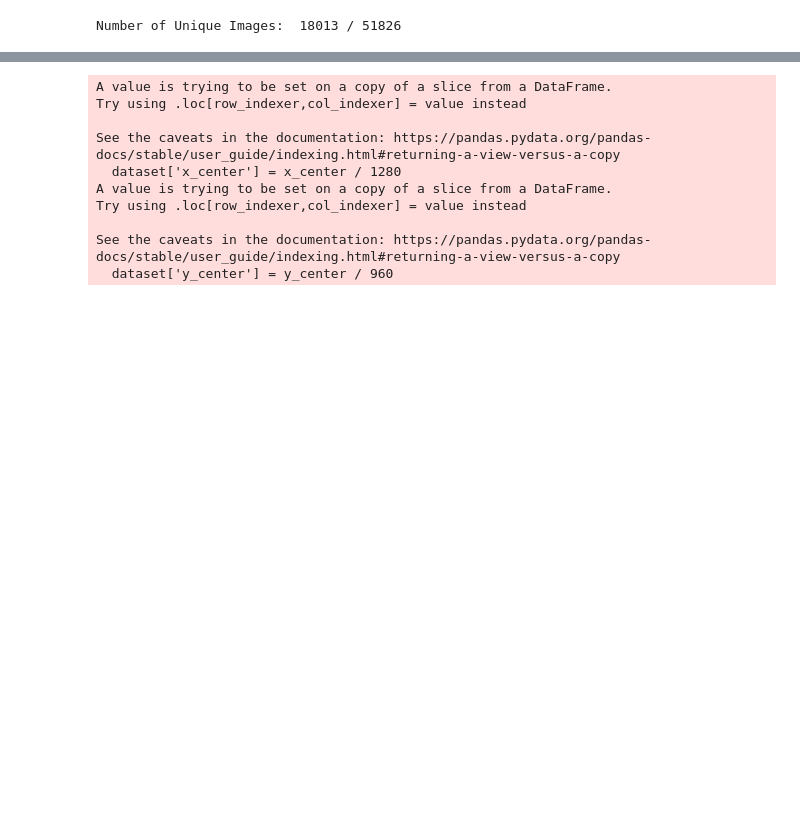
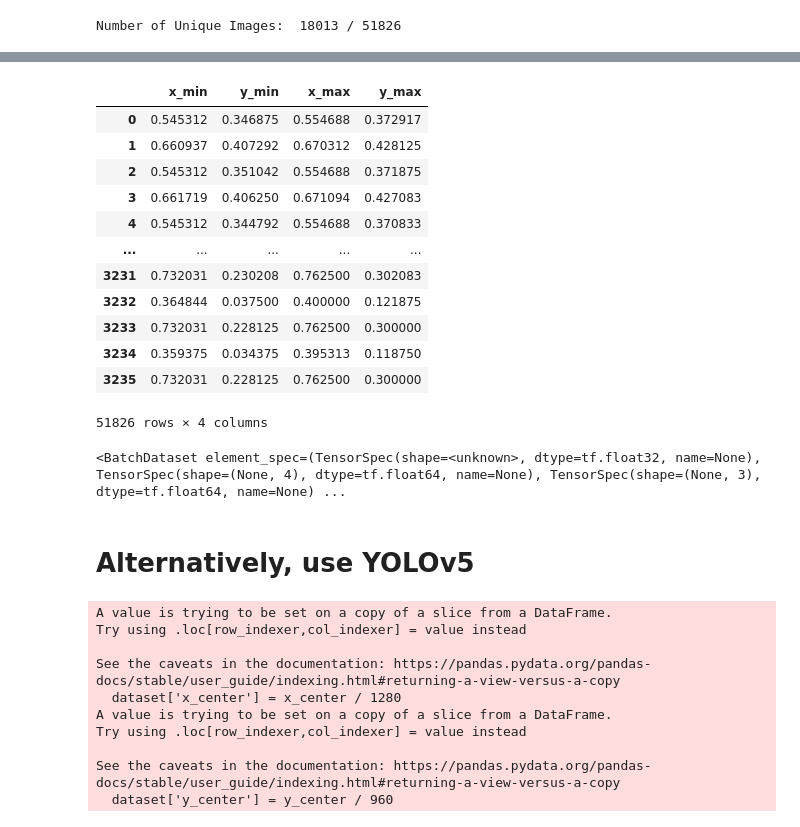
Before and after one commit to NoelTW/object_detection, a Jupyter notebook: object_detection/yolo.ipynb, the cells around one changed output, grey strips where cells are left out. Saved outputs shown, nothing was run; the diff lists cells and outputs as text; code cells hidden in the pictures; blank space fills up the shorter version.

```diff
--- a/object_detection/yolo.ipynb
+++ b/object_detection/yolo.ipynb
@@ -308,0 +316,40 @@ MyDataFrame(dataset).plotDetection(45555)
+# %%
+image_id = dataset.image_id
+bounding_box = dataset[['x_min', 'y_min','x_max','y_max']].astype(float)
+bounding_box['x_min'] = bounding_box['x_min'] / 1280
+bounding_box['y_min'] = bounding_box['y_min'] / 960
+bounding_box['x_max'] = bounding_box['x_max'] / 1280
+bounding_box['y_max'] = bounding_box['y_max'] / 960
+label = tf.keras.utils.to_categorical(dataset['label'],num_classes=3,dtype='float')
+bounding_box
+# %% [output]
+|  | x_min | y_min | x_max | y_max |
+| 0 | 0.545312 | 0.346875 | 0.554688 | 0.372917 |
+| 1 | 0.660937 | 0.407292 | 0.670312 | 0.428125 |
+| 2 | 0.545312 | 0.351042 | 0.554688 | 0.371875 |
+| 3 | 0.661719 | 0.406250 | 0.671094 | 0.427083 |
+| 4 | 0.545312 | 0.344792 | 0.554688 | 0.370833 |
+| ... | ... | ... | ... | ... |
+| 3231 | 0.732031 | 0.230208 | 0.762500 | 0.302083 |
+| 3232 | 0.364844 | 0.037500 | 0.400000 | 0.121875 |
+| 3233 | 0.732031 | 0.228125 | 0.762500 | 0.300000 |
+| 3234 | 0.359375 | 0.034375 | 0.395313 | 0.118750 |
+| 3235 | 0.732031 | 0.228125 | 0.762500 | 0.300000 |
+51826 rows × 4 columns
+# %%
+def load_and_preprocess_image(image_id, bounding_box, label):
+    image = tf.io.read_file(image_id)
+    image = tf.image.decode_image(image,dtype=np.float32)
+    image = image / 255.0
+
+    return image, bounding_box, label
+
+
+
+tf_dataset = tf.data.Dataset.from_tensor_slices((image_id,bounding_box,label))
+
+tf_dataset = tf_dataset.map(load_and_preprocess_image).batch(32)
+
+tf_dataset
+# %% [output]
+<BatchDataset element_spec=(TensorSpec(shape=<unknown>, dtype=tf.float32, name=None), TensorSpec(shape=(None, 4), dtype=tf.float64, name=None), TensorSpec(shape=(None, 3), dtype=tf.float64, name=None) ...
@@ -309,3 +376,6 @@ MyDataFrame(dataset).plotDetection(45555)
+# %% [markdown]
+
+# Alternatively, use YOLOv5
 # %%
 x_center = (dataset['x_min'] + dataset['x_max'])/2
 y_center = (dataset['y_min'] + dataset['y_max'])/2
```
Also changed, not shown: parts of 12 cells of this notebook.
